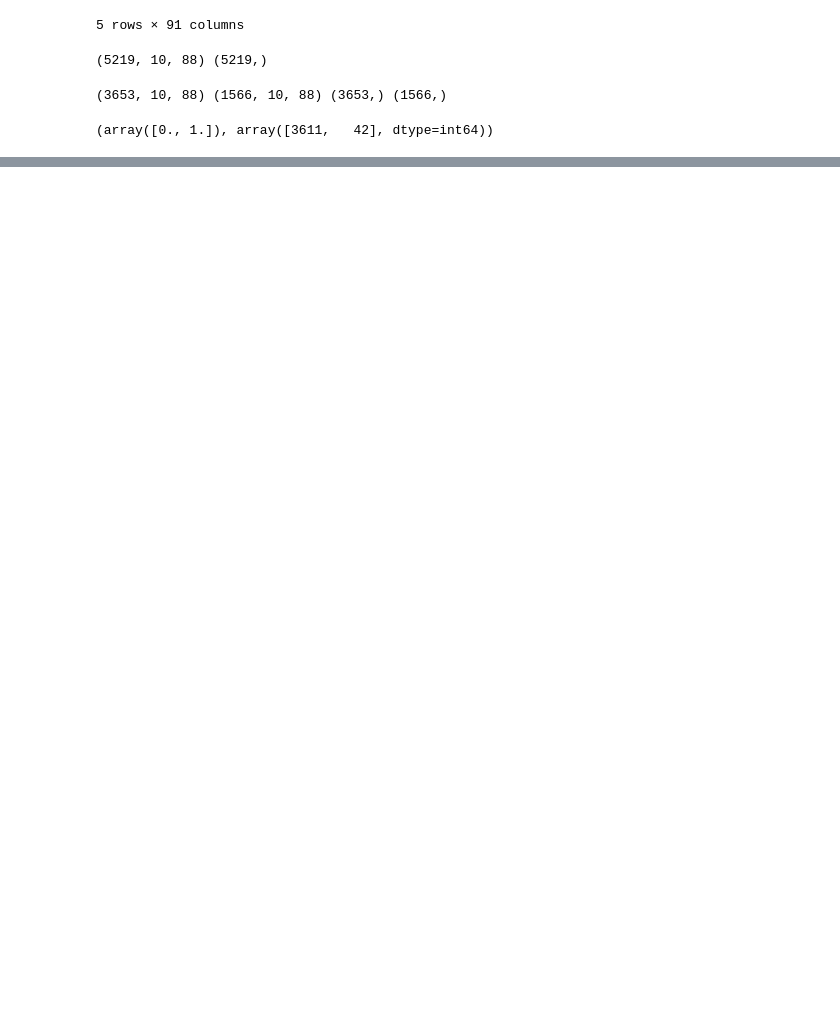
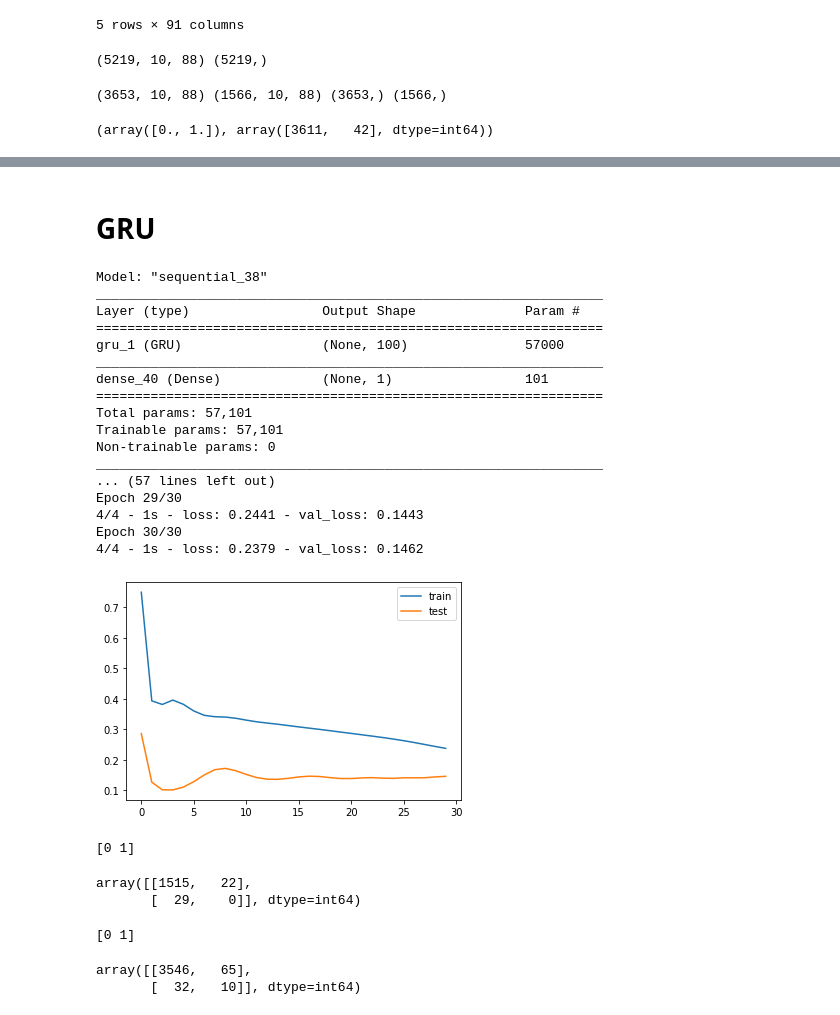
Before and after one commit to epfl-ada/ada-2020-project-milestone-p3-p3_navaja, a Jupyter notebook: TestTimeDepAlgo.ipynb, the cells around one changed output, grey strips where cells are left out. Saved outputs shown, nothing was run; the diff lists cells and outputs as text; code cells hidden in the pictures; blank space fills up the shorter version.

```diff
--- a/TestTimeDepAlgo.ipynb
+++ b/TestTimeDepAlgo.ipynb
@@ -133,0 +152,52 @@ confusion_matrix(y_test, y_pred)
+# %% [markdown]
+# GRU
+# %%
+# design network
+model = Sequential()
+model.add(GRU(100, input_shape=(X_trainsc.shape[1], X_trainsc.shape[2])))
+#model.add(Dense(200, activation='relu'))
+model.add(Dense(1, activation='sigmoid'))
+model.compile(loss='binary_crossentropy', optimizer='adam')
+print(model.summary())
+# fit network
+history = model.fit(X_trainsc, y_train, epochs=30, batch_size=1000, validation_data=(X_testsc, y_test), verbose=2, shuffle=False, class_weight=weights)
+# plot history
+plt.plot(history.history['loss'], label='train')
+plt.plot(history.history['val_loss'], label='test')
+plt.legend()
+plt.show()
+# %% [output]
+Model: "sequential_38"
+_________________________________________________________________
+Layer (type)                 Output Shape              Param #
+=================================================================
+gru_1 (GRU)                  (None, 100)               57000
+_________________________________________________________________
+dense_40 (Dense)             (None, 1)                 101
+=================================================================
+Total params: 57,101
+Trainable params: 57,101
+Non-trainable params: 0
+_________________________________________________________________
+... (57 lines left out)
+Epoch 29/30
+4/4 - 1s - loss: 0.2441 - val_loss: 0.1443
+Epoch 30/30
+4/4 - 1s - loss: 0.2379 - val_loss: 0.1462
+[figure, added]
+# %%
+y_pred = model.predict_classes(X_testsc)
+print(np.unique(y_pred))
+confusion_matrix(y_test, y_pred)
+# %% [output]
+[0 1]
+array([[1515,   22],
+       [  29,    0]], dtype=int64)
+# %%
+y_pred = model.predict_classes(X_trainsc)
+print(np.unique(y_pred))
+confusion_matrix(y_train, y_pred)
+# %% [output]
+[0 1]
+array([[3546,   65],
+       [  32,   10]], dtype=int64)
```
Also changed, not shown: parts of 9 cells of this notebook.
